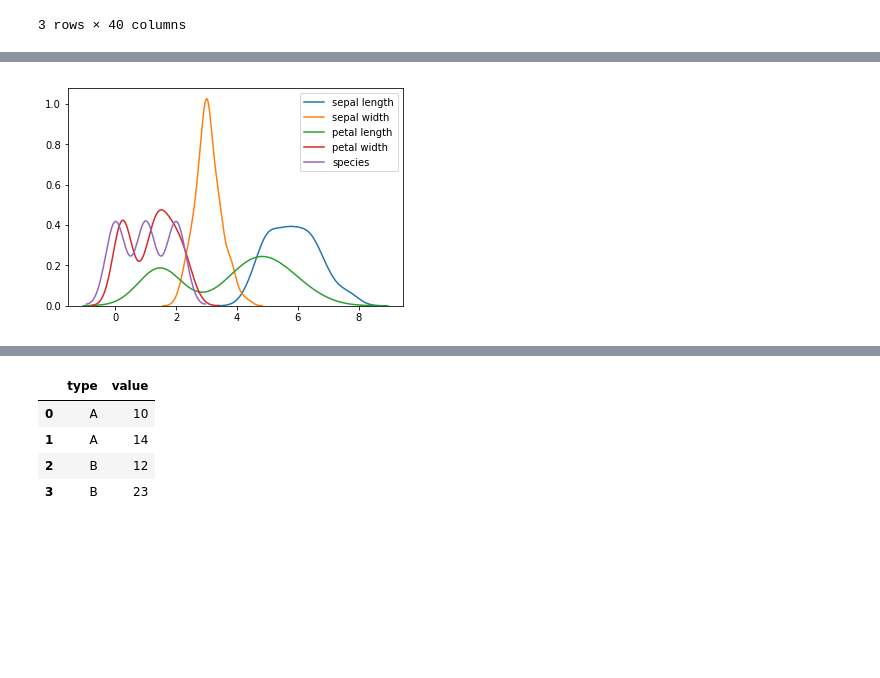
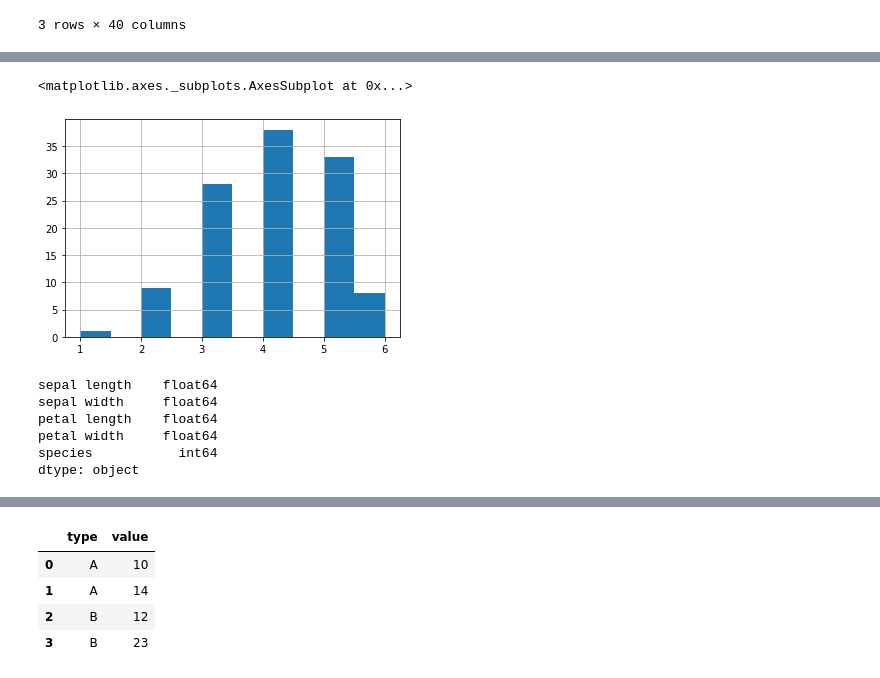
Before and after one commit to Leoberium/ML, a Jupyter notebook: Stepik: Data Science Introduction/Part1.ipynb, the cells around one changed output, grey strips where cells are left out. Saved outputs shown, nothing was run; the diff lists cells and outputs as text; code cells hidden in the pictures; blank space fills up the shorter version.

```diff
--- a/Stepik: Data Science Introduction/Part1.ipynb
+++ b/Stepik: Data Science Introduction/Part1.ipynb
@@ -487,9 +526,2 @@ g.xaxis.set_tick_params(rotation=90)
 # %%
 dota2_heroes = pd.read_csv('https://stepik.org/media/attachments/course/4852/dota_hero_stats.csv', index_col = 0)
-
-def f(x):
-    lst = eval(x)
-    return len(lst)
-
-dota2_heroes = dota2_heroes.assign(number_of_roles = list(map(f, dota2_heroes.roles)))
-dota2_heroes.number_of_roles.hist()
@@ -499,7 +548,19 @@ dota2_heroes.number_of_roles.hist()
+# %%
+dota2_heroes = dota2_heroes.assign(
+    number_of_roles = list(map(lambda s: len(eval(s)), dota2_heroes.roles))
+)
+dota2_heroes.number_of_roles.hist()
+# %% [output]
+<matplotlib.axes._subplots.AxesSubplot at 0x...>
+[figure, added]
 # %%
 iris = pd.read_csv('https://stepik.org/media/attachments/course/4852/iris.csv', index_col=0)
-for column in iris:
-    ser = iris[str(column)]
-    sns.kdeplot(ser)
-# %% [output]
-[figure, removed]
+# %%
+iris.dtypes
+# %% [output]
+sepal length    float64
+sepal width     float64
+petal length    float64
+petal width     float64
+species           int64
+dtype: object
```
Also changed, not shown: parts of 49 cells of this notebook.
